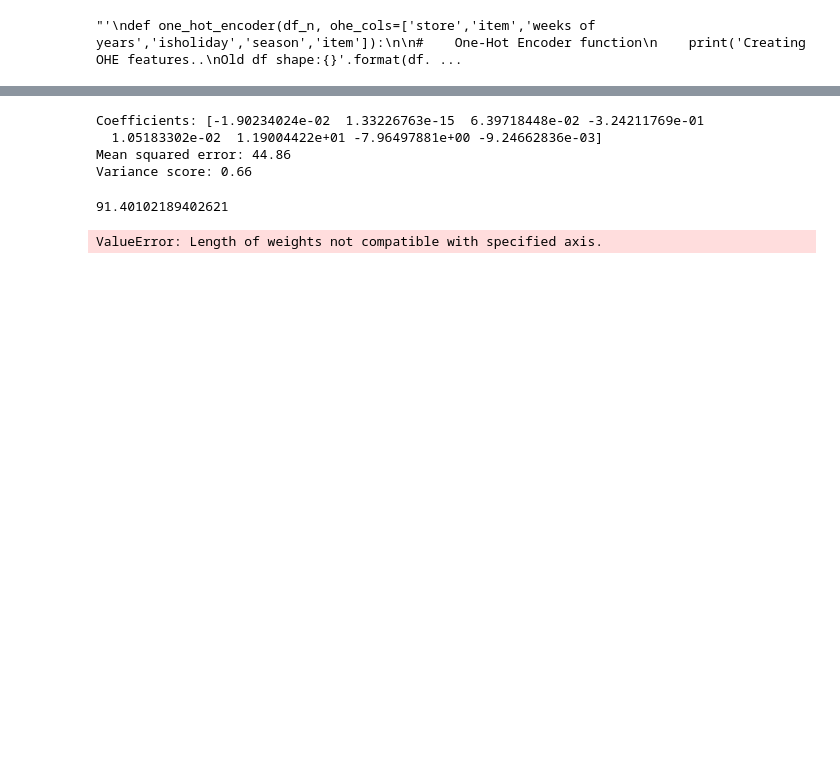
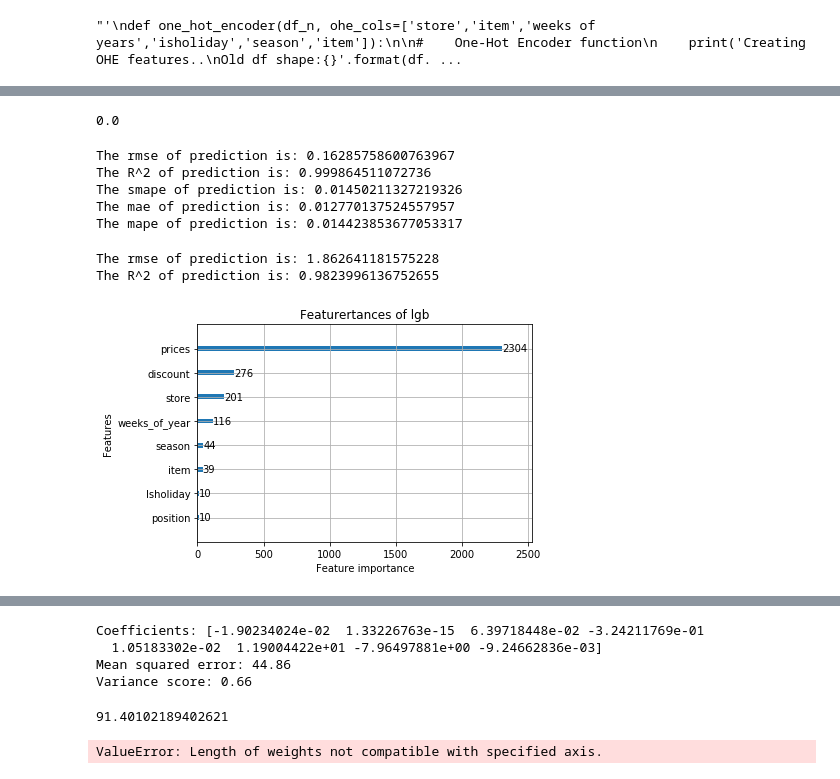
Before and after one commit to finyle/biyesheji, a Jupyter notebook: lgb_2.ipynb, the cells around one changed output, grey strips where cells are left out. Drawn from its saved outputs; the diff is of its cells as text; code cells hidden in the pictures; blank space fills up the shorter version.

```diff
--- a/lgb_2.ipynb
+++ b/lgb_2.ipynb
@@ -3,8 +3,8 @@ import numpy as np
 import pandas as pd
 #import matplotlib.pyplot as plt
 
-all_data = pd.read_csv('sales所在周次节假日_剔除换货.csv')
-all_data.rename(columns={'店铺名称':'store','地理位置指数':'position','年份':'years','周次':'weeks of year','是否包含法定节假日':'Isholiday','季节':'season','大类':'item','销量(剔除换货）':'sales','均价（剔除换货）':'prices','促销（剔除换货）':'discount'},inplace=True)
+all_data = pd.read_csv('sales所在周次节假日.csv')
+all_data.rename(columns={'店铺名称':'store','地理位置指数':'position','年份':'years','周次':'weeks of year','是否包含法定节假日':'Isholiday','季节':'season','大类':'item','销量':'sales','均价':'prices','促销':'discount'},inplace=True)
 all_data['weeks'] = all_data['weeks of year']
 # %%
 a = all_data
@@ -124,7 +142,7 @@ t3 = df_n[lambda df_n: df_n['weeks']==59]
 # %%
 all_test = df_n[lambda df_n: df_n['years'] == 2016]
 test = all_test[lambda all_test: all_test['weeks'] <82]
-val_test = all_test[lambda all_test: all_test['weeks'] >82]
+val_test = all_test[lambda all_test: all_test['weeks'] < 67]
 #test = tmp[lambda tmp: tmp['weeks']<65]
 # %%
 #train = one_hot_encoder(train, ohe_cols=['store','item','weeks of year','Isholiday','season','item'])
@@ -236,0 +238,41 @@ Index(['store', 'position', 'years', 'weeks of year', 'Isholiday', 'season',
+# %%
+df = pd.DataFrame({
+                    1:[1,2,3],
+                    2:[1,2,3]
+})
+
+mape(df[1] ,df[2])
+# %% [output]
+0.0
+# %%
+import xgboost as xgb
+
+model = xgb.XGBRegressor(n_jobs=-1)
+
+model_f = model.fit(X_train, y_train)
+
+
+# predict
+y_pred = model_f.predict(X_val_test)
+
+# eval
+# print('The rmse of prediction is:', mean_squared_error(y_val_test, y_pred ** 0.5))
+# print('The R^2 of prediction is:', r2_score(y_val_test, y_pred))
+
+y_pred = pd.DataFrame(y_pred)
+y_pred = round(y_pred)
+df = pd.concat([y_val_test.reset_index().drop(['index'],axis=1),round(y_pred[0])],axis=1)
+
+print('The rmse of prediction is:', mean_squared_error(df[0],df['sales']) ** 0.5)
+print('The R^2 of prediction is:', r2_score(df[0],df['sales']))
+print('The smape of prediction is:',smape(df[0],df['sales']))
+print('The mae of prediction is:',mae(df[0],df['sales']))
+print('The mape of prediction is:',mape(df[0],df['sales']))
+#pd.concat([list(y_pred[0]),list(y_val_test['sales'])],axis=1)
+#pd.concat([y_val_test.reset_index().drop(['index'],axis=1),round(y_pred[0])],axis=1)
+# %% [output]
+The rmse of prediction is: 0.16285758600763967
+The R^2 of prediction is: 0.999864511072736
+The smape of prediction is: 0.01450211327219326
+The mae of prediction is: 0.012770137524557957
+The mape of prediction is: 0.014423853677053317
@@ -236,0 +285,28 @@ Index(['store', 'position', 'years', 'weeks of year', 'Isholiday', 'season',
+# %%
+# model_lgb = lgb.LGBMRegressor(objective='regression',num_leaves=5,
+#                               learning_rate=0.05, n_estimators=720,
+#                               max_bin = 55, bagging_fraction = 0.8,
+#                               bagging_freq = 5, feature_fraction = 0.2319,
+#                               feature_fraction_seed=9, bagging_seed=9,
+#                               min_data_in_leaf =6, min_sum_hessian_in_leaf = 11)
+# model_lgb = lgb.LGBMRegressor(boosting='goss')
+model_lgb = lgb.LGBMRegressor(njob=-1)
+
+model_lgb_t = model_lgb.fit(X_train,y_train)
+
+# predict
+y_pred = model_lgb_t.predict(X_val_test)
+# eval
+print('The rmse of prediction is:', mean_squared_error(y_val_test, y_pred) ** 0.5)
+print('The R^2 of prediction is:', r2_score(y_val_test, y_pred))
+
+import matplotlib.pylab as plt
+
+#plt.figure(figsize=(12,6))
+lgb.plot_importance(model_lgb_t, max_num_features=30)
+plt.title("Featurertances of lgb")
+plt.show()
+# %% [output]
+The rmse of prediction is: 1.862641181575228
+The R^2 of prediction is: 0.9823996136752655
+[figure, added]
```
Also changed, not shown: parts of 13 cells of this notebook, 1 other file.
